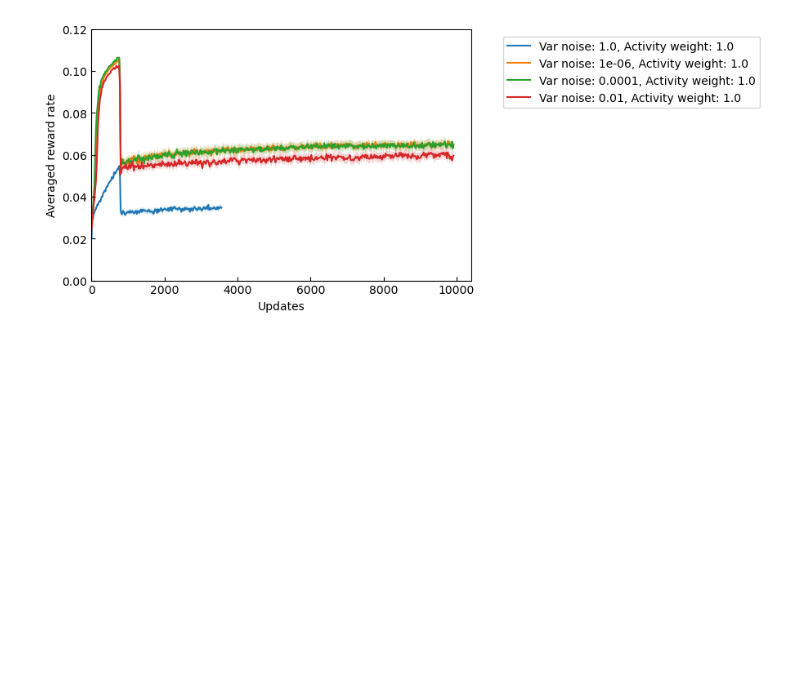
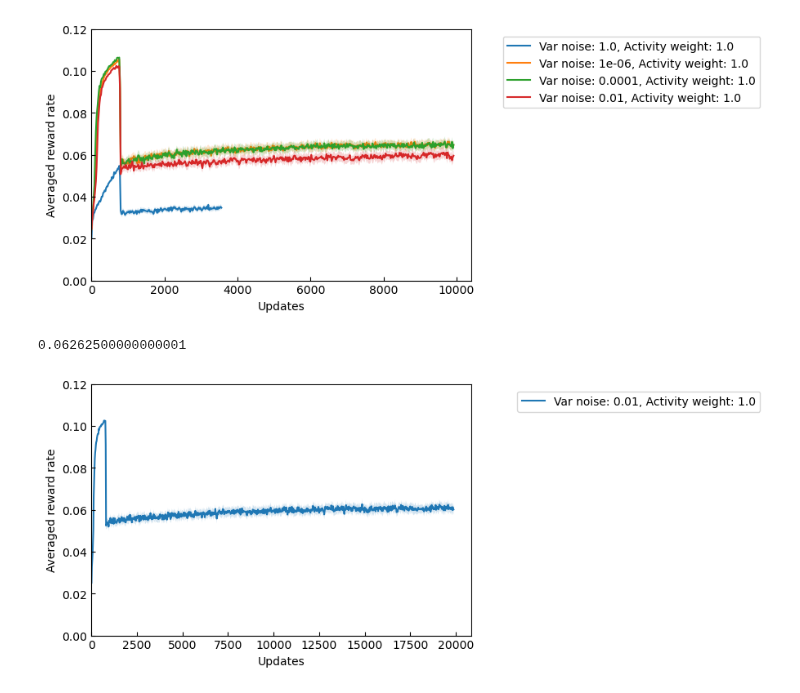
Before and after one commit to davidgbe/favorably_connected, a Jupyter notebook: notebooks/noise_and_activity_reg_grid_search.ipynb, the cells around one changed output. Saved outputs shown, nothing was run; the diff lists cells and outputs as text; code cells hidden in the pictures; blank space fills up the shorter version.

Commit message:
commit toward infinite reward sites

```diff
--- a/notebooks/noise_and_activity_reg_grid_search.ipynb
+++ b/notebooks/noise_and_activity_reg_grid_search.ipynb
@@ -122,3 +127,48 @@ print()
 0.0663
 0.061112500000000014
 [figure]
+# %%
+data_dir_regex = '../data/rl_agent_outputs/det_reward_to_stoch_noise_activity_weight_finer_search_*_var_noise_*_activity_weight_*/reward_rates'
+
+scale = 1
+fig, axs = plt.subplots(1, 1, figsize=(6 * scale, 4 * scale))
+
+for data_dir in glob.glob(data_dir_regex):
+    data_dir = data_dir.replace('\\', '/')
+    parsed_components = parse_string_with_regex(data_dir, data_dir_regex)[1:]
+
+    var_noise = float(parsed_components[0])
+    activity_weight = float(parsed_components[1])
+
+    # if var_noise != 1e6 or activity_weight < 1e-3:
+    #     continue
+
+    reduced_data = load_data(os.path.join(data_dir, '*.npy'))
+
+    axs.fill_between(
+        np.arange(reduced_data.shape[1]) * AVERAGING_SIZE,
+        np.mean(reduced_data.T, axis=1) - np.std(reduced_data.T, axis=1) / np.sqrt(reduced_data.shape[0]),
+        np.mean(reduced_data.T, axis=1) + np.std(reduced_data.T, axis=1) / np.sqrt(reduced_data.shape[0]),
+        alpha=0.2,
+        zorder=1,
+    )
+
+    axs.plot(
+        np.arange(reduced_data.shape[1]) * AVERAGING_SIZE,
+        np.mean(reduced_data.T, axis=1),
+        zorder=1,
+        label=f'Var noise: {var_noise}, Activity weight: {activity_weight}',
+    )
+
+    print(np.mean(reduced_data.T, axis=1)[100:].max())
+
+axs.set_ylim(0, 0.12)
+axs.set_xlim(0)
+axs.set_ylabel('Averaged reward rate')
+axs.set_xlabel('Updates')
+axs.tick_params(axis='both', direction='in')
+fig.legend(bbox_to_anchor=(1.5, 0.875))
+print()
+# %% [output]
+0.06262500000000001
+[figure, added]
```
Also changed, not shown: parts of 3 cells of this notebook, 2 other files.
